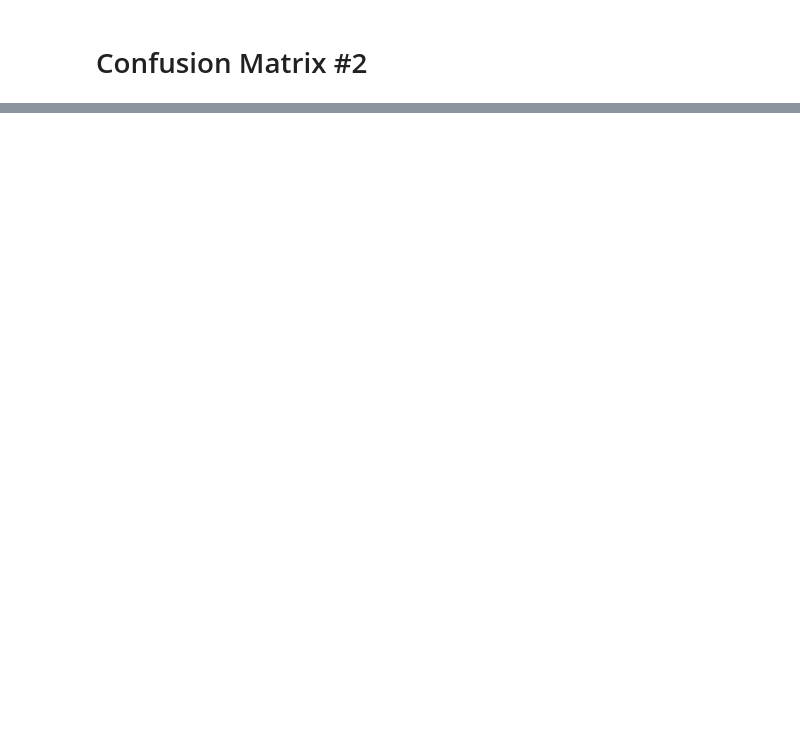
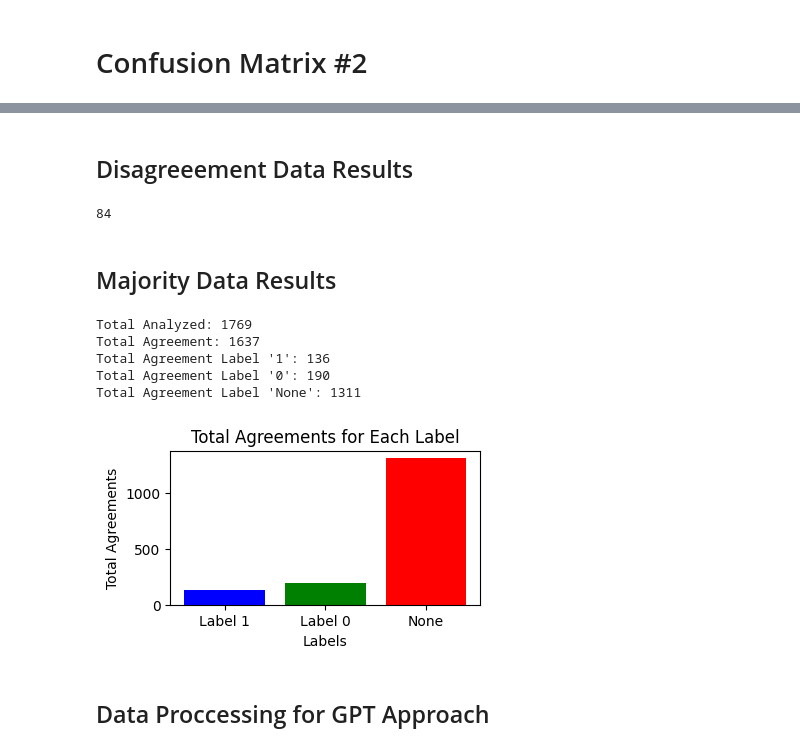
Before and after one commit to DEISI-ULHT-TFC-2023-24/TFC-DEISI89-GPTArgMine, a Jupyter notebook: main.ipynb, the cells around one changed output, grey strips where cells are left out. Drawn from its saved outputs; the diff is of its cells as text; code cells hidden in the pictures; blank space fills up the shorter version.

```diff
--- a/main.ipynb
+++ b/main.ipynb
@@ -240,0 +251,56 @@ plt.show()
+# %% [markdown]
+## Disagreeement Data Results
+# %%
+with open('pilot-ann/ZP-v2/ZP_dict_m1.json', 'r') as file:
+    ZP_json = json.load(file)
+with open('pilot-ann/LV-v2/LV_dict_m1.json', 'r') as file:
+    LV_json = json.load(file)
+disagreement_dict = {}
+
+for key in ZP_json:
+    if key in LV_json.keys():
+        if LV_json[key] != ZP_json[key]:
+            disagreement_dict[key] = ZP_json[key]
+
+print(len(disagreement_dict))
+
+with open('disagreement.json', 'w') as file:
+    json.dump(disagreement_dict, file)
+# %% [output]
+84
+# %% [markdown]
+## Majority Data Results
+# %%
+majority_data = {k: ZP_dict[k] for k in ZP_dict if k in LV_dict and ZP_dict[k] == LV_dict[k]}
+total_agreement_1 = sum(1 for label in majority_data.values() if label == "1")
+total_agreement_0 = sum(1 for label in majority_data.values() if label == "0")
+total_agreement_none = sum(1 for label in majority_data.values() if label == "")
+
+print(f"Total Analyzed: {len(ZP_dict)}")
+print(f"Total Agreement: {len(majority_data)}")
+print(f"Total Agreement Label '1': {total_agreement_1}")
+print(f"Total Agreement Label '0': {total_agreement_0}")
+print(f"Total Agreement Label 'None': {total_agreement_none}")
+
+with open('majority.json', 'w') as file:
+    json.dump(majority_data, file, indent=4)
+# %% [output]
+Total Analyzed: 1769
+Total Agreement: 1637
+Total Agreement Label '1': 136
+Total Agreement Label '0': 190
+Total Agreement Label 'None': 1311
+# %%
+labels = ['Label 1', 'Label 0', 'None']
+agreements = [total_agreement_1, total_agreement_0, total_agreement_none]
+
+plt.figure(figsize=(4, 2))
+plt.bar(labels, agreements, color=['blue', 'green', 'red'])
+plt.xlabel('Labels')
+plt.ylabel('Total Agreements')
+plt.title('Total Agreements for Each Label')
+plt.show()
+# %% [output]
+[figure, added]
+# %% [markdown]
+## Data Proccessing for GPT Approach
```
Also changed, not shown: parts of 38 cells of this notebook.
